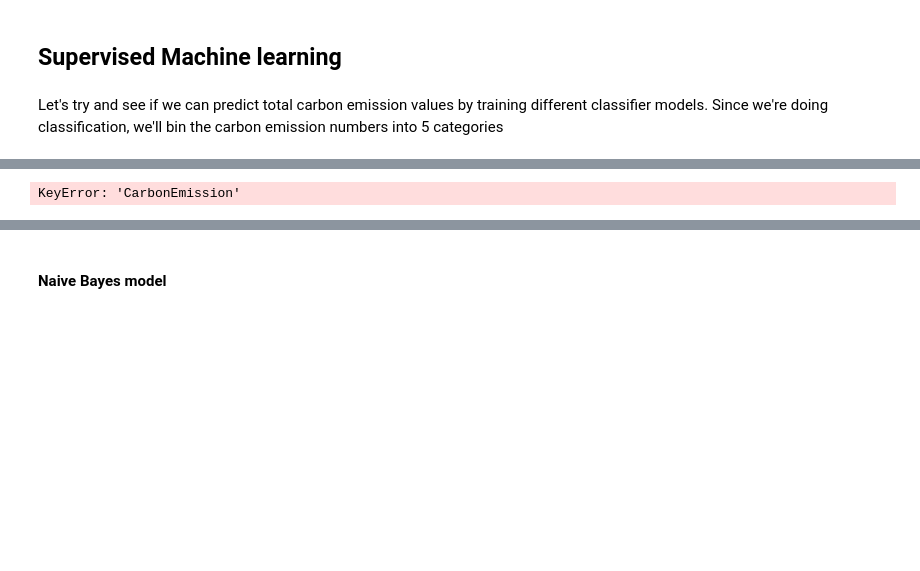
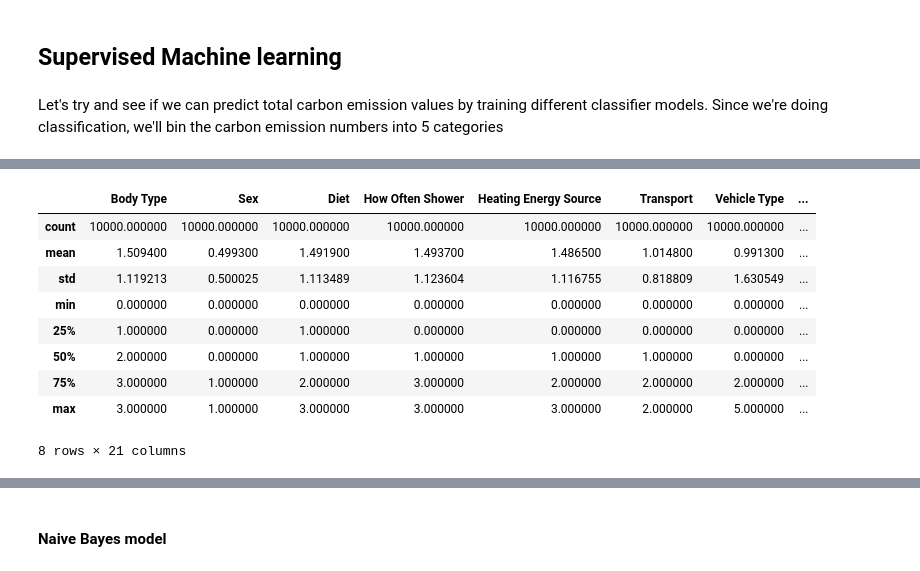
Before and after one commit to cph-oo221/Dat4-BI-Exam, a Jupyter notebook: Main.ipynb, the cells around one changed output, grey strips where cells are left out. Saved outputs shown, nothing was run; the diff lists cells and outputs as text; code cells hidden in the pictures; blank space fills up the shorter version.

```diff
--- a/Main.ipynb
+++ b/Main.ipynb
@@ -369,15 +426,22 @@ Since we're doing classification, we'll bin the carbon emission numbers into 5 c
 # %%
-emission_max = df['CarbonEmission'].max()
-emission_min = df['CarbonEmission'].min()
+emission_max = df_bin['CarbonEmission_trans_norm'].max()
+emission_min = df_bin['CarbonEmission_trans_norm'].min()
 
-df_bin = df_numeric
+bins = np.linspace(emission_min -1, emission_max, 4)
 
-bins = np.linspace(emission_min -1, emission_max, 6)
-
-df_bin['EmissionBin'] = pd.cut(df_bin['CarbonEmission'], bins=5, labels=False)
+df_bin['EmissionBin'] = pd.cut(df_bin['CarbonEmission_trans_norm'], bins=3, labels=False)
 df_bin.describe()
 # %% [output]
+|  | Body Type | Sex | Diet | How Often Shower | Heating Energy Source | Transport | Vehicle Type | ... |
+| count | 10000.000000 | 10000.000000 | 10000.000000 | 10000.000000 | 10000.000000 | 10000.000000 | 10000.000000 | ... |
+| mean | 1.509400 | 0.499300 | 1.491900 | 1.493700 | 1.486500 | 1.014800 | 0.991300 | ... |
+| std | 1.119213 | 0.500025 | 1.113489 | 1.123604 | 1.116755 | 0.818809 | 1.630549 | ... |
+| min | 0.000000 | 0.000000 | 0.000000 | 0.000000 | 0.000000 | 0.000000 | 0.000000 | ... |
+| 25% | 1.000000 | 0.000000 | 1.000000 | 0.000000 | 0.000000 | 0.000000 | 0.000000 | ... |
+| 50% | 2.000000 | 0.000000 | 1.000000 | 1.000000 | 1.000000 | 1.000000 | 0.000000 | ... |
+| 75% | 3.000000 | 1.000000 | 2.000000 | 3.000000 | 2.000000 | 2.000000 | 2.000000 | ... |
+| max | 3.000000 | 1.000000 | 3.000000 | 3.000000 | 3.000000 | 2.000000 | 5.000000 | ... |
-KeyError: 'CarbonEmission'
+8 rows × 21 columns
 # %%
 grouped_bin = df_bin.groupby('EmissionBin').size().reset_index(name='Count')
 grouped_bin
```
Also changed, not shown: parts of 52 cells of this notebook, 1 other file.
